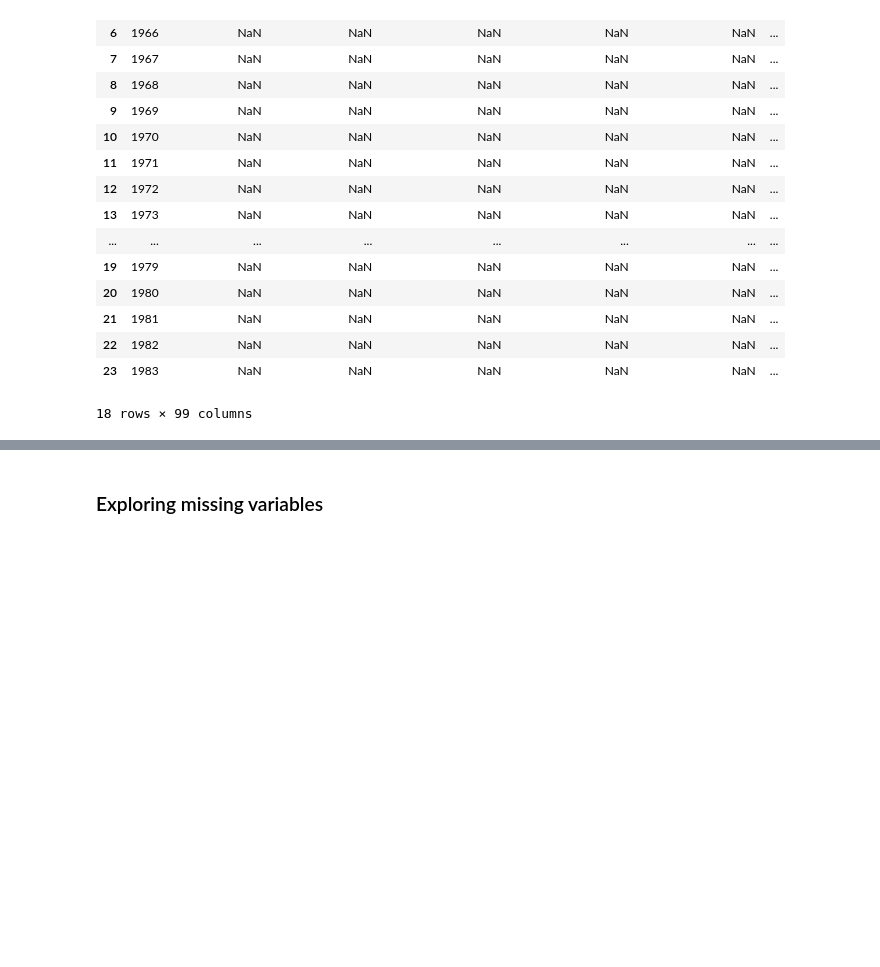
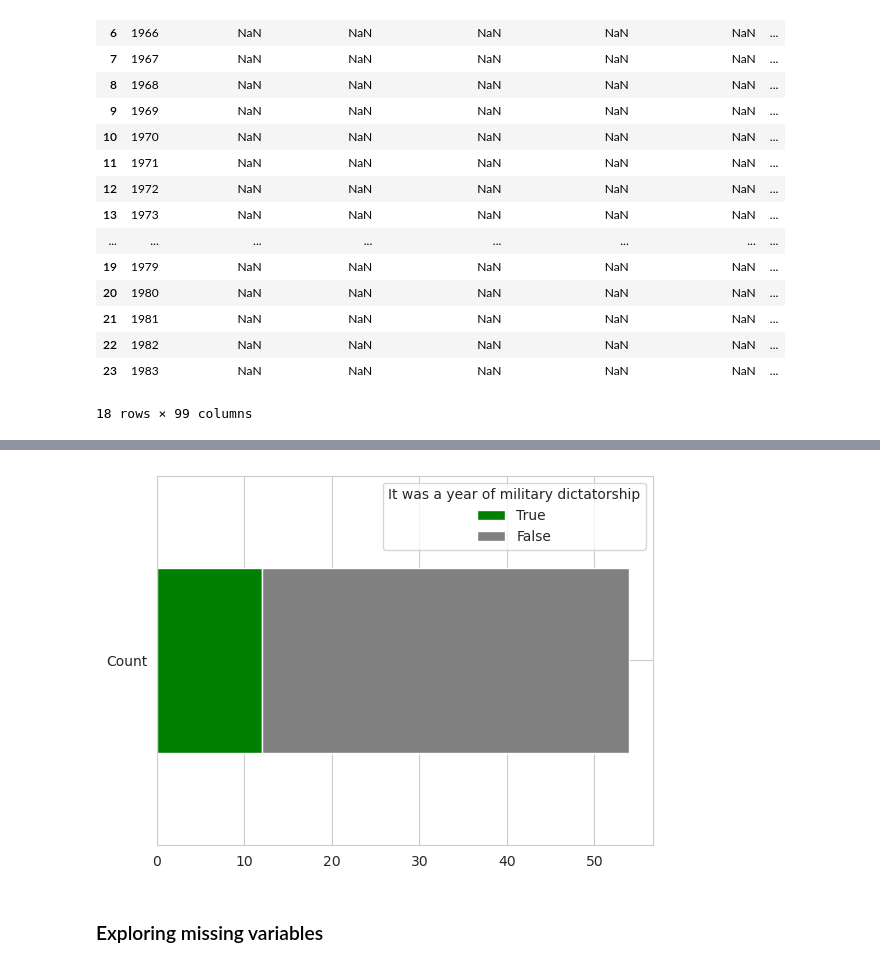
Before and after one commit to alejo-cuello/research-on-argentina, a Jupyter notebook: notebooks/0.1-alejo-explore_data.ipynb, the cells around one changed output, grey strips where cells are left out. Saved outputs shown, nothing was run; the diff lists cells and outputs as text; code cells hidden in the pictures; blank space fills up the shorter version.

Commit message:
Change rows filtering criteria. Refactor code

```diff
--- a/notebooks/0.1-alejo-explore_data.ipynb
+++ b/notebooks/0.1-alejo-explore_data.ipynb
@@ -240,3 +164,7 @@ arg_di_df_best_cases_2.missing.missing_variable_summary().sort_values("pct_missi
+# %%
+plot_count_of_years_of_military_dictatorship(filter_by_cols_first(arg_di_df, 0.5))
+# %% [output]
+[figure, added]
 # %% [markdown]
 ### Exploring missing variables
 # %%
```
Also changed, not shown: parts of 27 cells of this notebook, 3 other files.
